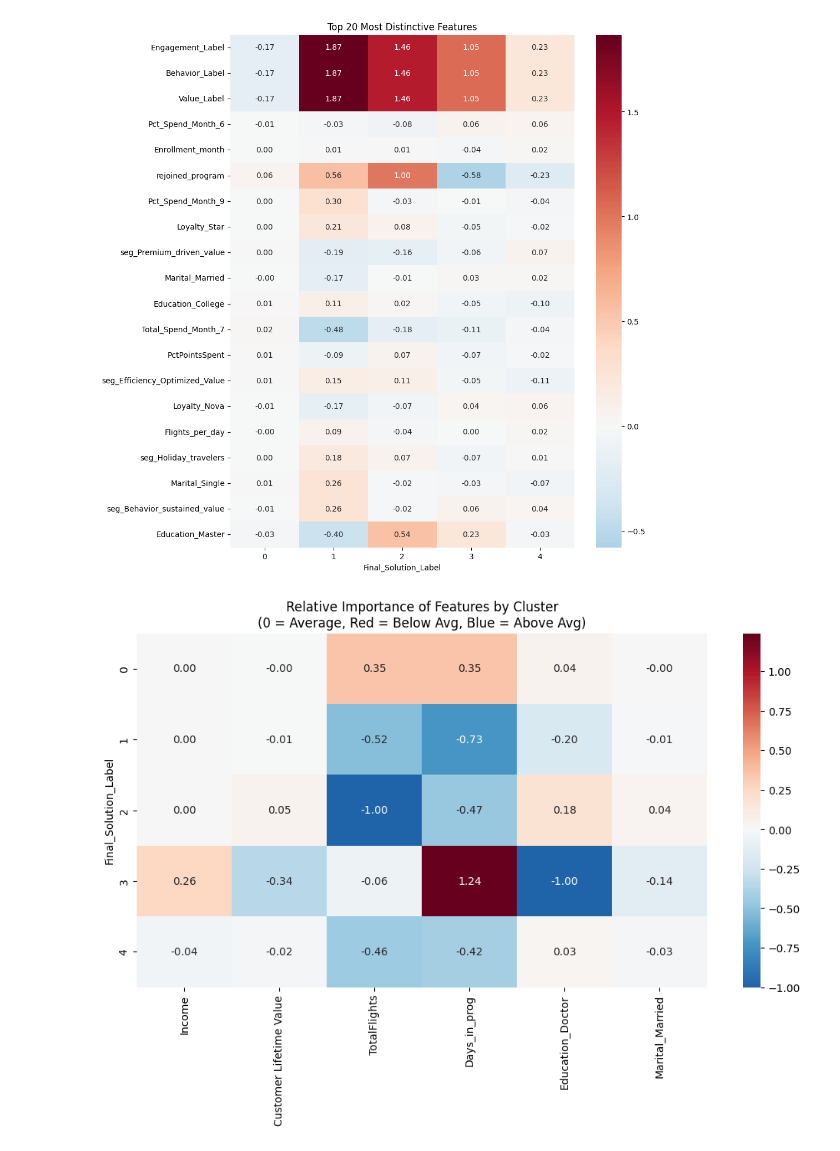
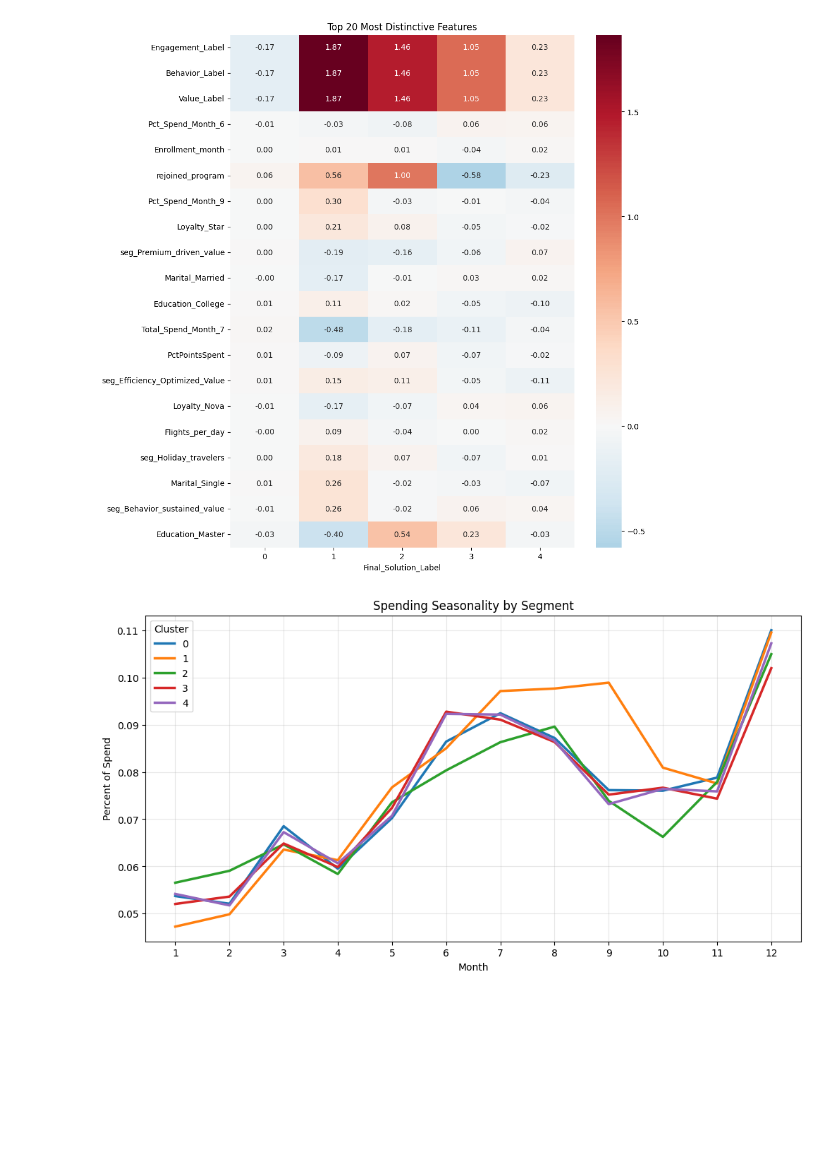
Before and after one commit to andrerangelferreira/DataMiningProject_AIAI_Group51, a Jupyter notebook: notebooks/Cluster_Merged.ipynb, the cells around one changed output. Saved outputs shown, nothing was run; the diff lists cells and outputs as text; code cells hidden in the pictures; blank space fills up the shorter version.

Commit message:
added more visuals

```diff
--- a/notebooks/Cluster_Merged.ipynb
+++ b/notebooks/Cluster_Merged.ipynb
@@ -243,33 +243,27 @@ plt.title('Top 20 Most Distinctive Features')
 plt.show()
 # %% [output]
 [figure]
-# %%
-import seaborn as sns
-import matplotlib.pyplot as plt
-
-# 1. Select the features you want to profile
-# Include both Value (Income, CLV) and Behavior (Flights, Days_in_prog) metrics
-profile_features = [
-    'Income', 'Customer Lifetime Value', 'TotalFlights',
-    'Days_in_prog', 'Education_Doctor', 'Marital_Married'
-]
-# Note: Add any other specific numeric columns you want to check
-
-# 2. Calculate the Mean for each Cluster
-cluster_means = df_merged.groupby('Final_Solution_Label')[profile_features].mean()
-
-# 3. Calculate the Global Mean (Population Average)
-global_means = df_merged[profile_features].mean()
-
-# 4. Calculate Relative Importance
-# Formula: (Cluster Mean / Global Mean) - 1
-# Result: 0.5 means "50% higher than average", -0.2 means "20% lower than average"
-relative_imp = (cluster_means / global_means) - 1
-
-# 5. Plot the Heatmap
-plt.figure(figsize=(12, 6))
-sns.heatmap(data=relative_imp, annot=True, fmt='.2f', cmap='RdBu_r', center=0)
-plt.title('Relative Importance of Features by Cluster\n(0 = Average, Red = Below Avg, Blue = Above Avg)')
-plt.show()
-# %% [output]
-[figure, removed]
+# %%
+# Create a temporary dataframe for plotting
+seasonality_cols = [f'Pct_Spend_Month_{i}' for i in range(1, 13)]
+
+# Group by Cluster and get the mean of monthly spend
+monthly_profile = df_merged.groupby('Final_Solution_Label')[seasonality_cols].mean()
+
+# Rename columns to just numbers 1-12 for the X-axis
+monthly_profile.columns = range(1, 13)
+
+# Plot
+plt.figure(figsize=(12, 6))
+# Transpose so Months are on X-axis
+sns.lineplot(data=monthly_profile.T, dashes=False, palette='tab10', linewidth=2.5)
+
+plt.title('Spending Seasonality by Segment')
+plt.xlabel('Month')
+plt.ylabel('Percent of Spend')
+plt.xticks(range(1, 13))
+plt.legend(title='Cluster')
+plt.grid(True, alpha=0.3)
+plt.show()
+# %% [output]
+[figure, added]
```
